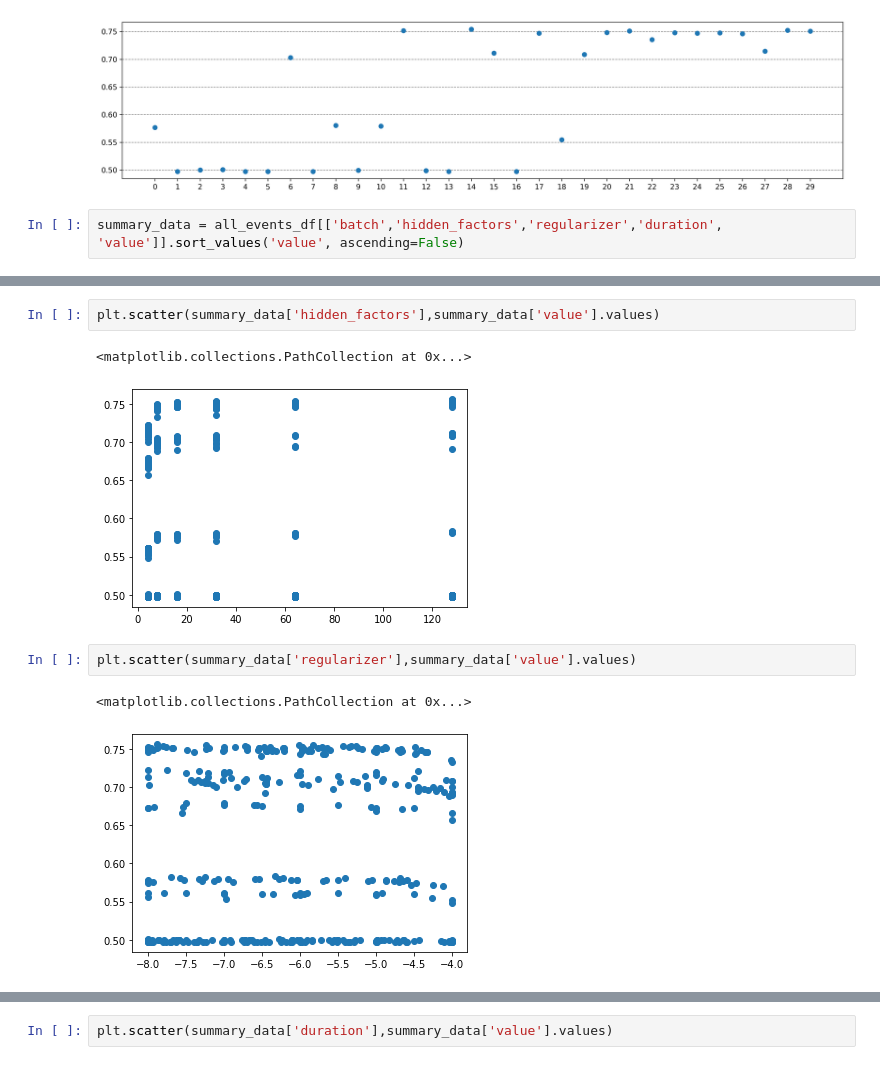
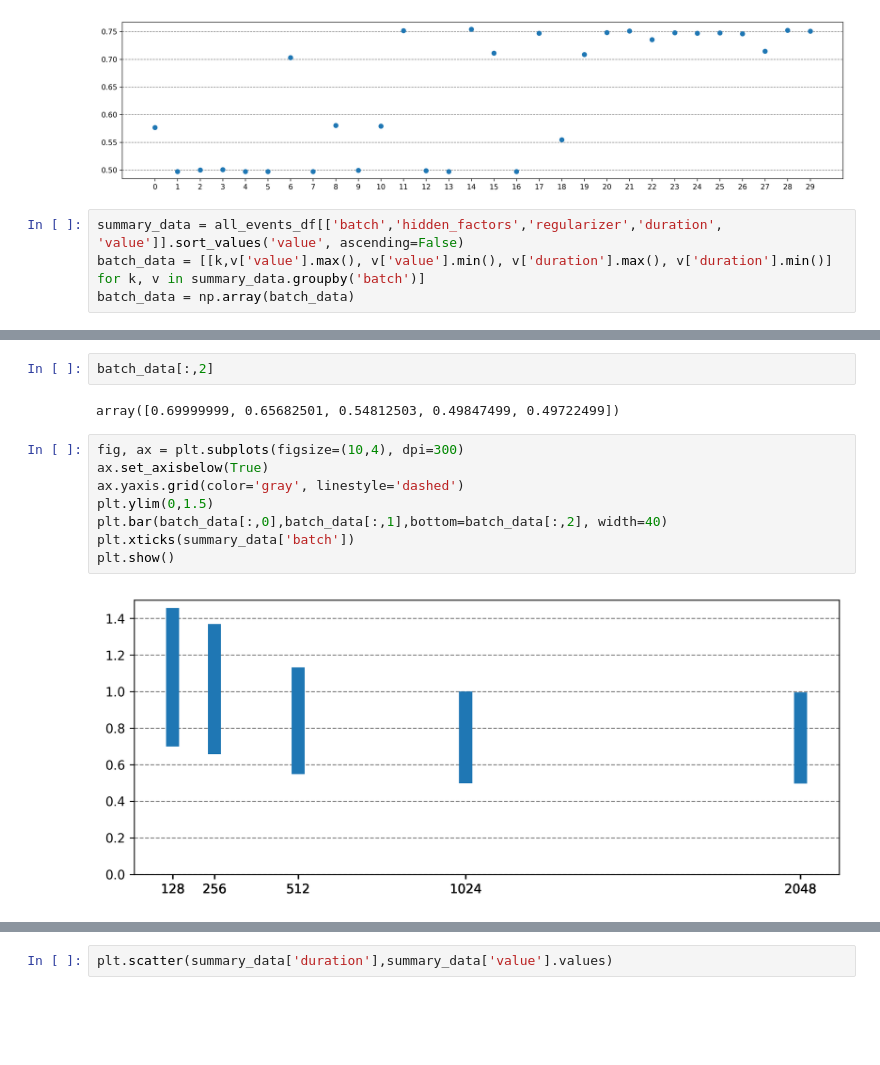
Before and after one commit to hex-hex/nni-experiments, a Jupyter notebook: notebook/ParseDb.ipynb, the cells around one changed output, grey strips where cells are left out. Saved outputs shown, nothing was run; the diff lists cells and outputs as text; blank space fills up the shorter version.

```diff
--- a/notebook/ParseDb.ipynb
+++ b/notebook/ParseDb.ipynb
@@ -94,3 +116,5 @@ plt.show()
 [figure]
 # %%
 summary_data = all_events_df[['batch','hidden_factors','regularizer','duration', 'value']].sort_values('value', ascending=False)
+batch_data = [[k,v['value'].max(), v['value'].min(), v['duration'].max(), v['duration'].min()] for k, v in summary_data.groupby('batch')]
+batch_data = np.array(batch_data)
@@ -102,10 +121,14 @@ plt.scatter(summary_data['batch'],summary_data['value'].values)
-# %%
-plt.scatter(summary_data['hidden_factors'],summary_data['value'].values)
-# %% [output]
-<matplotlib.collections.PathCollection at 0x...>
-[figure, removed]
-# %%
-plt.scatter(summary_data['regularizer'],summary_data['value'].values)
-# %% [output]
-<matplotlib.collections.PathCollection at 0x...>
-[figure, removed]
+# %%
+batch_data[:,2]
+# %% [output]
+array([0.69999999, 0.65682501, 0.54812503, 0.49847499, 0.49722499])
+# %%
+fig, ax = plt.subplots(figsize=(10,4), dpi=300)
+ax.set_axisbelow(True)
+ax.yaxis.grid(color='gray', linestyle='dashed')
+plt.ylim(0,1.5)
+plt.bar(batch_data[:,0],batch_data[:,1],bottom=batch_data[:,2], width=40)
+plt.xticks(summary_data['batch'])
+plt.show()
+# %% [output]
+[figure, added]
```
Also changed, not shown: parts of 7 cells of this notebook, 1 other file.
